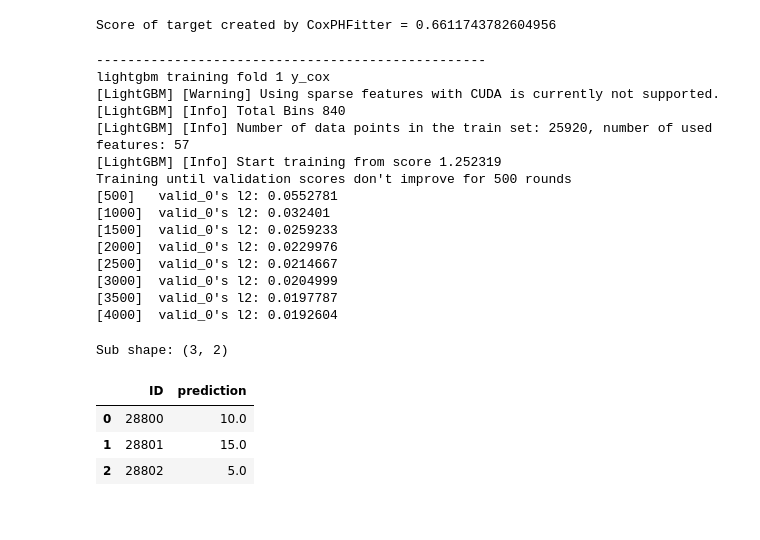
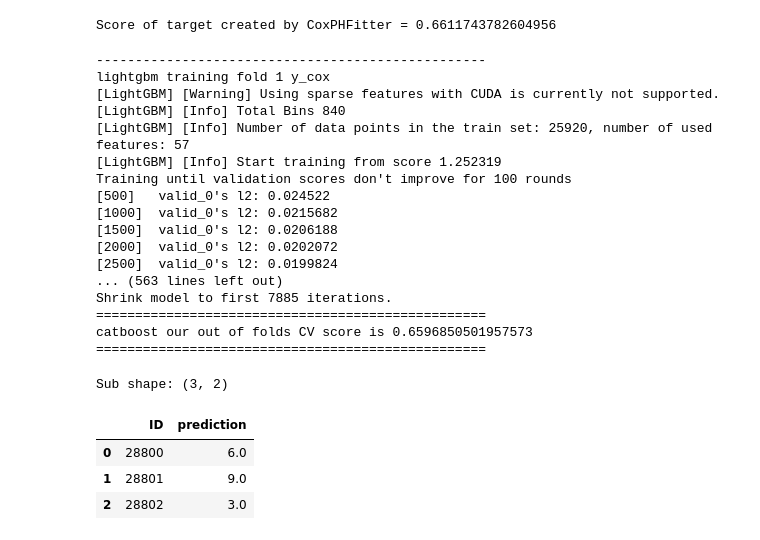
Before and after one commit to marumarukun/kaggle_cibmtr, a Jupyter notebook: experiments/002/02_gbdt_target_cox.ipynb, the cells around one changed output. Saved outputs shown, nothing was run; the diff lists cells and outputs as text; code cells hidden in the pictures.

```diff
--- a/experiments/002/02_gbdt_target_cox.ipynb
+++ b/experiments/002/02_gbdt_target_cox.ipynb
@@ -53,7 +53,7 @@ class CFG:
     # group_col = "race_group"  # Required for GroupKFold (edit as needed)
     stratified_col = "race_group_efs"  # Required for StratifiedKFold (edit as needed)
     num_boost_round = 100 if DRY_RUN else 1000000
-    early_stopping_round = 10 if DRY_RUN else 500  # 10÷lrで設定
+    early_stopping_round = 10 if DRY_RUN else 100  # 10÷lrで設定
     verbose = 500
 
     # https://lightgbm.readthedocs.io/en/latest/Parameters.html
@@ -62,7 +62,7 @@ class CFG:
     regression_lgb_params = {
         "objective": "regression",
         # "metric": "mae",
-        "learning_rate": 0.02,
+        "learning_rate": 0.1,
         "max_depth": 5,
         "min_child_weight": 1,
         "colsample_bytree": 0.8,
@@ -77,7 +77,7 @@ class CFG:
     regression_xgb_params = {
         "objective": "reg:squarederror",
         # "eval_metric": "mae",
-        "learning_rate": 0.02,
+        "learning_rate": 0.1,
         "max_depth": 5,
         "colsample_bytree": 0.8,
         "subsample": 0.8,
@@ -91,7 +91,7 @@ class CFG:
     # https://catboost.ai/docs/en/concepts/python-reference_catboostclassifier
     regression_cat_params = {
         "loss_function": "RMSE",
-        "learning_rate": 0.02,
+        "learning_rate": 0.1,
         "iterations": num_boost_round,
         # "depth": 5,
         "grow_policy": "Lossguide",
@@ -405,15 +405,17 @@ lightgbm training fold 1 y_cox
 [LightGBM] [Info] Total Bins 840
 [LightGBM] [Info] Number of data points in the train set: 25920, number of used features: 57
 [LightGBM] [Info] Start training from score 1.252319
-Training until validation scores don't improve for 500 rounds
-[500]   valid_0's l2: 0.0552781
-[1000]  valid_0's l2: 0.032401
-[1500]  valid_0's l2: 0.0259233
-[2000]  valid_0's l2: 0.0229976
-[2500]  valid_0's l2: 0.0214667
-[3000]  valid_0's l2: 0.0204999
-[3500]  valid_0's l2: 0.0197787
-[4000]  valid_0's l2: 0.0192604
+Training until validation scores don't improve for 100 rounds
+[500]   valid_0's l2: 0.024522
+[1000]  valid_0's l2: 0.0215682
+[1500]  valid_0's l2: 0.0206188
+[2000]  valid_0's l2: 0.0202072
+[2500]  valid_0's l2: 0.0199824
+... (563 lines left out)
+Shrink model to first 7885 iterations.
+==================================================
+catboost our out of folds CV score is 0.6596850501957573
+==================================================
 # %%
 # ====================================================
 # Inference functions
@@ -522,27 +524,25 @@ def predicting(input_df: pd.DataFrame, features: list):
             # output_df[target_col] += CFG.model_weight_dict[method] * output_df[f"{method}_pred_{target_col}"]
     return output_df
 # %%
-# # ====================================================
-# # Inference
-# # ====================================================
-# output_df = predicting(test, FEATURES)
-# pred_lgb = output_df["lightgbm_pred_y"]
-# pred_xgb = output_df["xgboost_pred_y"]
-# pred_cat = output_df["catboost_pred_y"]
-# # Cox models
-# pred_cox_xgb = output_df["xgboost_cox_pred_y"]
-# pred_cox_cat = output_df["catboost_cox_pred_y"]
+# ====================================================
+# Inference
+# ====================================================
+output_df = predicting(test, FEATURES)
+pred_lgb = output_df["lightgbm_pred_y_cox"]
+pred_xgb = output_df["xgboost_pred_y_cox"]
+pred_cat = output_df["catboost_pred_y_cox"]
 
-# submission = pd.read_csv(CFG.DATA_PATH / "sample_submission.csv")
-# submission["prediction"] = (
-#     rankdata(pred_lgb) + rankdata(pred_xgb) + rankdata(pred_cat) + rankdata(pred_cox_xgb) + rankdata(pred_cox_cat)
-# )
-# submission.to_csv(CFG.OUTPUT_DIR / "submission.csv", index=False)
-# print("Sub shape:", submission.shape)
-# submission.head()
+
+submission = pd.read_csv(CFG.DATA_PATH / "sample_submission.csv")
+submission["prediction"] = (
+    rankdata(pred_lgb) + rankdata(pred_xgb) + rankdata(pred_cat)
+)
+submission.to_csv(CFG.OUTPUT_DIR / "submission.csv", index=False)
+print("Sub shape:", submission.shape)
+submission.head()
 # %% [output]
 Sub shape: (3, 2)
 |  | ID | prediction |
-| 0 | 28800 | 10.0 |
-| 1 | 28801 | 15.0 |
-| 2 | 28802 | 5.0 |
+| 0 | 28800 | 6.0 |
+| 1 | 28801 | 9.0 |
+| 2 | 28802 | 3.0 |
```
